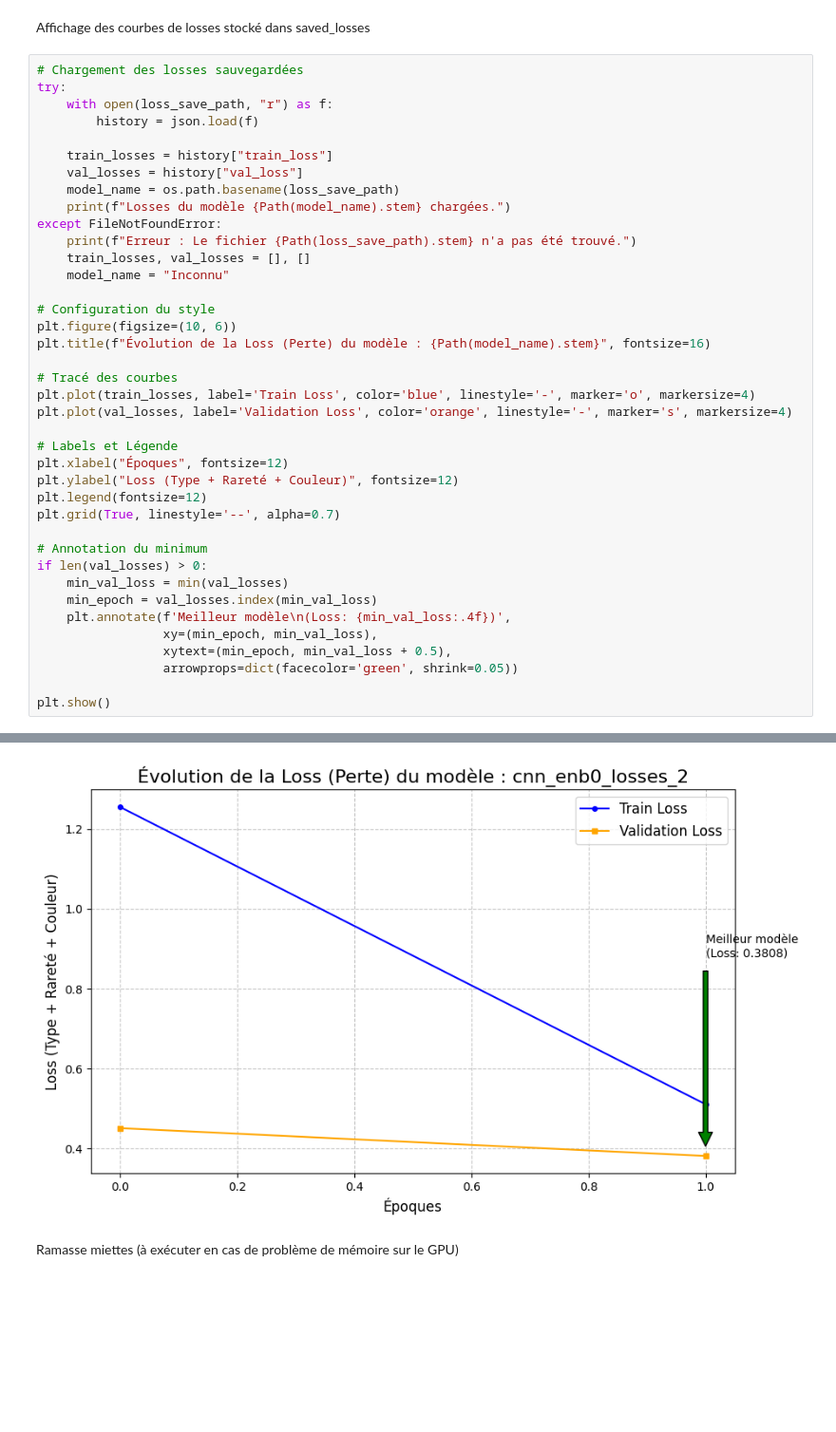
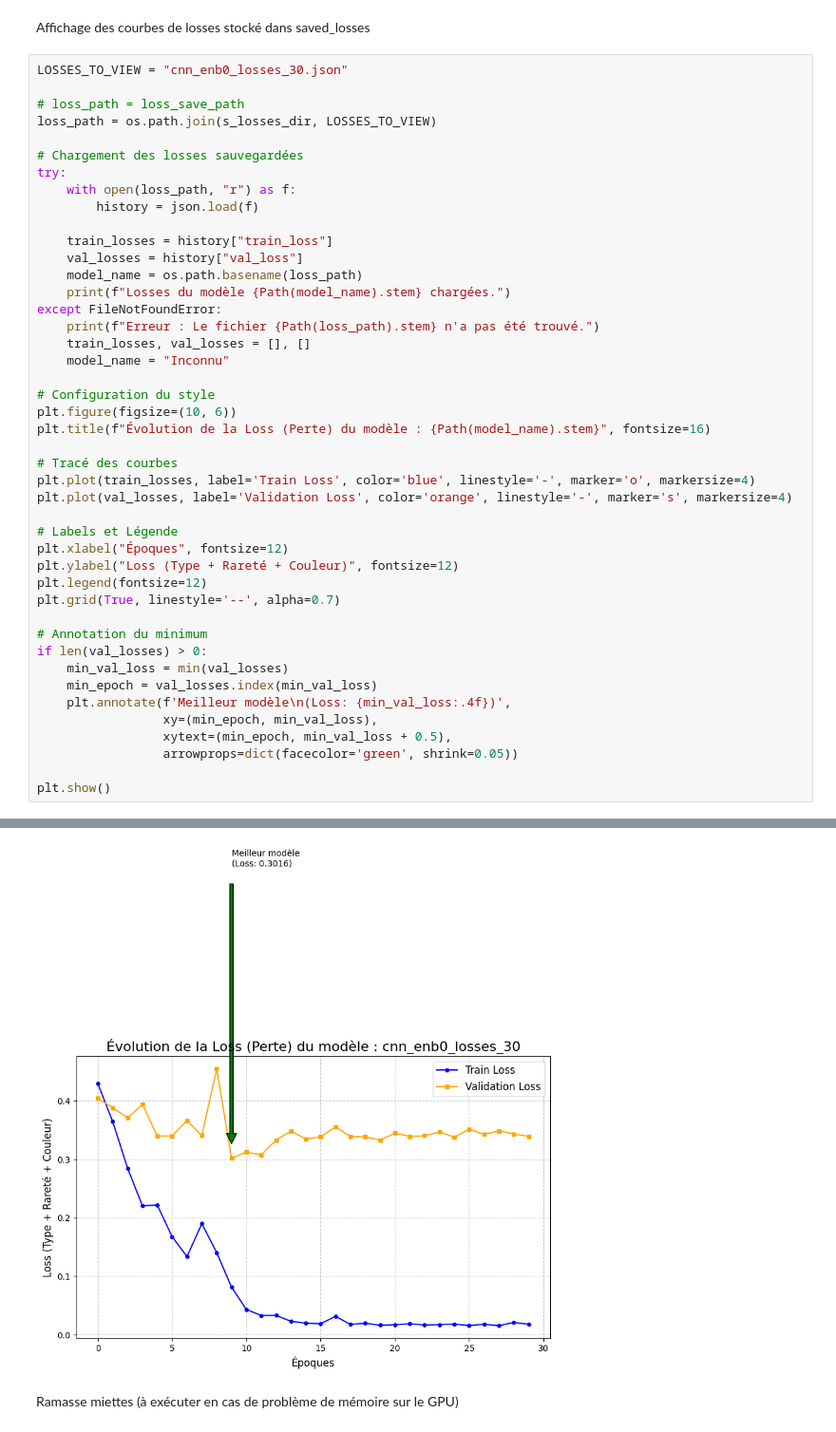
Before and after one commit to uvsq21917563/Neuron_Magic_Detection, a Jupyter notebook: CNN_ENBO.ipynb, the cells around one changed output, grey strips where cells are left out. Shown at 95% size. Drawn from its saved outputs; the diff is of its cells as text; blank space fills up the shorter version.

Commit message:
easier load for test n losses

```diff
--- a/CNN_ENBO.ipynb
+++ b/CNN_ENBO.ipynb
@@ -361,17 +364,22 @@ Précision Totalement Correcte: 77.58%
 # %% [markdown]
 Affichage des courbes de losses stocké dans saved_losses
 # %%
+LOSSES_TO_VIEW = "cnn_enb0_losses_30.json"
+
+# loss_path = loss_save_path
+loss_path = os.path.join(s_losses_dir, LOSSES_TO_VIEW)
+
 # Chargement des losses sauvegardées
 try:
-    with open(loss_save_path, "r") as f:
+    with open(loss_path, "r") as f:
         history = json.load(f)
 
     train_losses = history["train_loss"]
     val_losses = history["val_loss"]
-    model_name = os.path.basename(loss_save_path)
+    model_name = os.path.basename(loss_path)
     print(f"Losses du modèle {Path(model_name).stem} chargées.")
 except FileNotFoundError:
-    print(f"Erreur : Le fichier {Path(loss_save_path).stem} n'a pas été trouvé.")
+    print(f"Erreur : Le fichier {Path(loss_path).stem} n'a pas été trouvé.")
     train_losses, val_losses = [], []
     model_name = "Inconnu"
 
@@ -404,4 +412,4 @@ Losses du modèle cnn_enb0_losses_2 chargées.
-[figure, old version]
+[figure, new version]
 # %% [markdown]
 Ramasse miettes (à exécuter en cas de problème de mémoire sur le GPU)
 # %%
```
Also changed, not shown: parts of 3 cells of this notebook.
